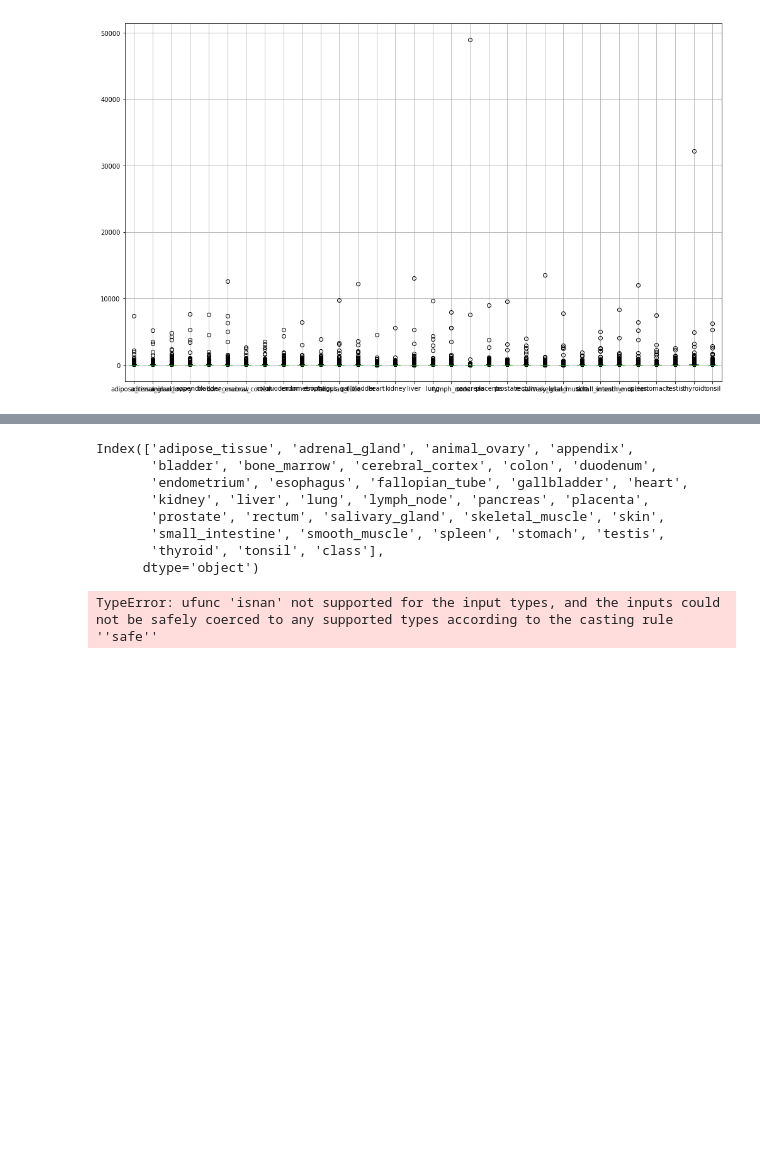
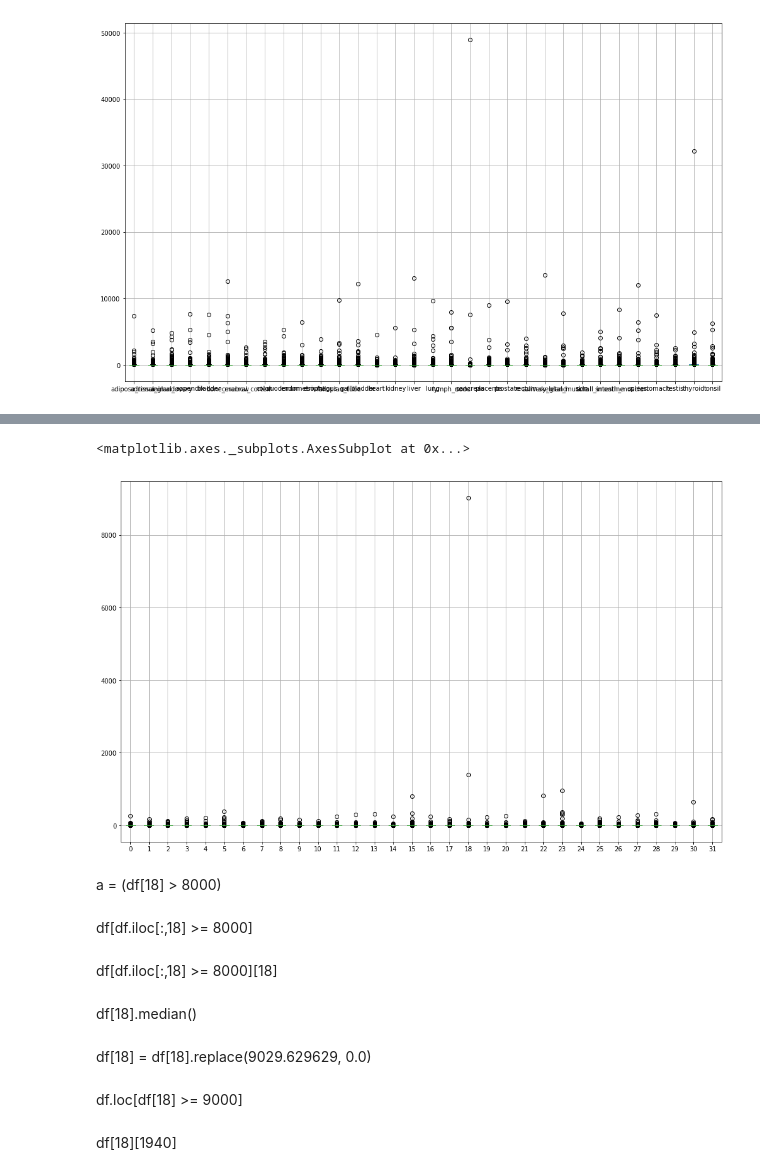
Before and after one commit to nathNath/provadeia, a Jupyter notebook: questaoquatro/questaoquatro.ipynb, the cells around one changed output, grey strips where cells are left out. Drawn from its saved outputs; the diff is of its cells as text; code cells hidden in the pictures; blank space fills up the shorter version.

```diff
--- a/questaoquatro/questaoquatro.ipynb
+++ b/questaoquatro/questaoquatro.ipynb
@@ -83,17 +63,32 @@ dataset.head(12)
-# %%
-dataset.columns
-# %% [output]
-Index(['adipose_tissue', 'adrenal_gland', 'animal_ovary', 'appendix',
-       'bladder', 'bone_marrow', 'cerebral_cortex', 'colon', 'duodenum',
-       'endometrium', 'esophagus', 'fallopian_tube', 'gallbladder', 'heart',
-       'kidney', 'liver', 'lung', 'lymph_node', 'pancreas', 'placenta',
-       'prostate', 'rectum', 'salivary_gland', 'skeletal_muscle', 'skin',
-       'small_intestine', 'smooth_muscle', 'spleen', 'stomach', 'testis',
-       'thyroid', 'tonsil', 'class'],
-      dtype='object')
-# %%
-for i in dataset.columns:
-    aux = np.array(dataset[i])
-    dataset[i] = dataset[i].replace(np.max(aux), np.nanmedian(aux))
-# %% [output]
-TypeError: ufunc 'isnan' not supported for the input types, and the inputs could not be safely coerced to any supported types according to the casting rule ''safe''
+# %%
+from sklearn.preprocessing import RobustScaler
+transformer = RobustScaler().fit(dataset[dataset.columns[:-1]])
+# %%
+import numpy as np
+a = np.array(dataset[dataset.columns[:-1]])
+# %%
+df = pd.DataFrame(transformer.transform(a))
+# %%
+# Aumentar o tamanho do plot na proporção 8/13
+x_size = 17
+y_size = x_size * (8/13)
+plt.figure(figsize=(x_size, y_size))
+# Aumentar o tamanho do plot na proporção 8/13
+df.boxplot()
+# %% [output]
+<matplotlib.axes._subplots.AxesSubplot at 0x...>
+[figure, added]
+# %% [markdown]
+a = (df[18] > 8000)
+# %% [markdown]
+df[df.iloc[:,18] >= 8000]
+# %% [markdown]
+df[df.iloc[:,18] >= 8000][18]
+# %% [markdown]
+df[18].median()
+# %% [markdown]
+df[18] = df[18].replace(9029.629629, 0.0)
+# %% [markdown]
+df.loc[df[18] >= 9000]
+# %% [markdown]
+df[18][1940]
```
Also changed, not shown: parts of 50 cells of this notebook, 2 other files.
